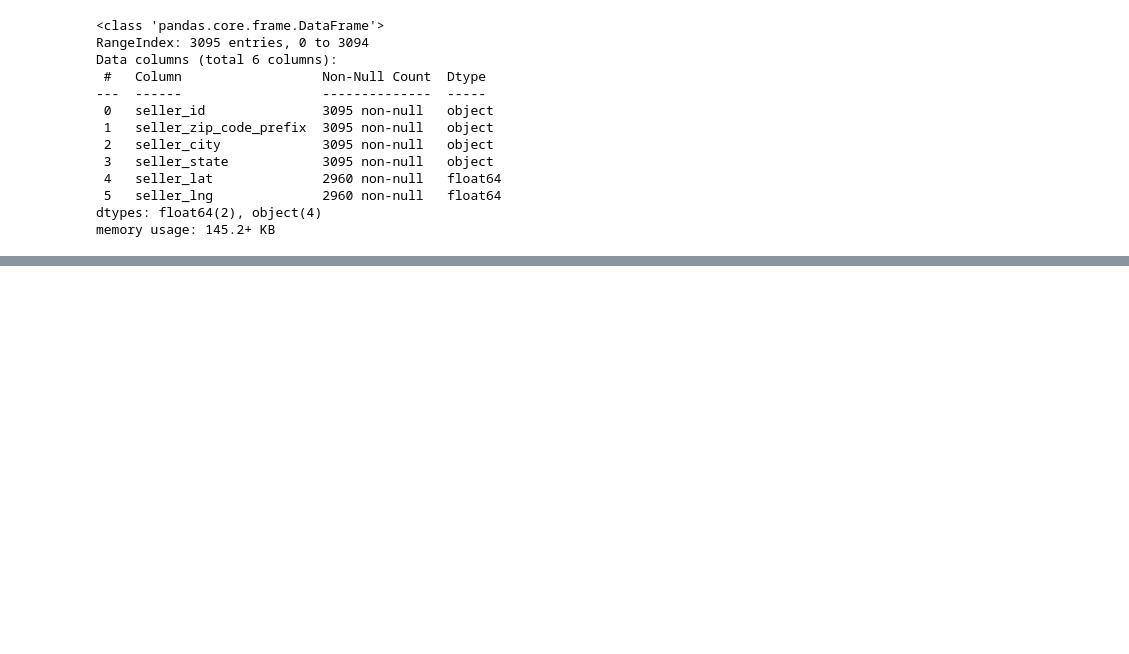
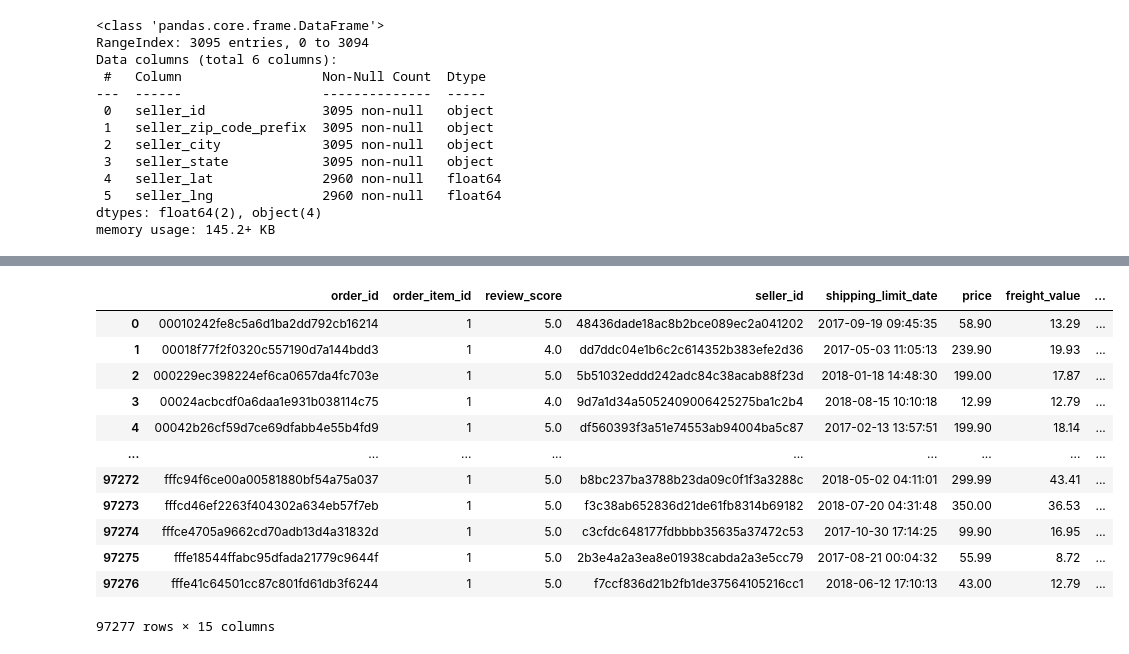
Before and after one commit to bnjisyn/Final-Project-Brazil-Ecommerce, a Jupyter notebook: index.ipynb, the cells around one changed output, grey strips where cells are left out. Drawn from its saved outputs; the diff is of its cells as text; code cells hidden in the pictures; blank space fills up the shorter version.

```diff
--- a/index.ipynb
+++ b/index.ipynb
@@ -1025,0 +893,5 @@ order.head()
+# %%
+# For Geolocation Data, it is safe to drop the NaN data
+
+customer_geo.dropna(inplace = True)
+seller_geo.dropna(inplace = True)
@@ -1025,0 +999,5 @@ order.head()
+# %%
+seller_products = pd.merge(df_order_items, products,
+                           how = 'left', on = 'product_id')
+seller_products.drop(columns = 'product_id', inplace = True)
+seller_products.info()
@@ -1025,0 +1038,3 @@ order.head()
+# %%
+seller_products.dropna(inplace = True)
+# seller_products.info()
@@ -1025,0 +1058,8 @@ order.head()
+# %%
+seller_products_reviews = pd.merge(seller_products, df_order_reviews[['order_id', 'review_score']],
+                                   how = 'left', on = 'order_id')
+
+# Fill NaN review score with 0, which means unreviewed
+seller_products_reviews.review_score.fillna(0, inplace = True)
+seller_products_reviews.info()
+seller_products_reviews.head()
@@ -1025,0 +1114,27 @@ order.head()
+# %%
+columns_to_keep = ['seller_id', 'shipping_limit_date', 'price', 'freight_value',
+                   'product_cat_name', 'product_name_lenght', 'product_description_lenght',
+                   'product_photos_qty', 'product_weight_g', 'product_length_cm',
+                   'product_height_cm', 'product_width_cm']
+
+seller_products_reviews_grouped = seller_products_reviews.groupby('order_id').agg({
+    'order_item_id': 'count',
+    'review_score': 'mean',
+    **{col: 'first' for col in columns_to_keep}
+}).reset_index()
+
+display(seller_products_reviews_grouped)
+# %% [output]
+|  | order_id | order_item_id | review_score | seller_id | shipping_limit_date | price | freight_value | ... |
+| 0 | 00010242fe8c5a6d1ba2dd792cb16214 | 1 | 5.0 | 48436dade18ac8b2bce089ec2a041202 | 2017-09-19 09:45:35 | 58.90 | 13.29 | ... |
+| 1 | 00018f77f2f0320c557190d7a144bdd3 | 1 | 4.0 | dd7ddc04e1b6c2c614352b383efe2d36 | 2017-05-03 11:05:13 | 239.90 | 19.93 | ... |
+| 2 | 000229ec398224ef6ca0657da4fc703e | 1 | 5.0 | 5b51032eddd242adc84c38acab88f23d | 2018-01-18 14:48:30 | 199.00 | 17.87 | ... |
+| 3 | 00024acbcdf0a6daa1e931b038114c75 | 1 | 4.0 | 9d7a1d34a5052409006425275ba1c2b4 | 2018-08-15 10:10:18 | 12.99 | 12.79 | ... |
+| 4 | 00042b26cf59d7ce69dfabb4e55b4fd9 | 1 | 5.0 | df560393f3a51e74553ab94004ba5c87 | 2017-02-13 13:57:51 | 199.90 | 18.14 | ... |
+| ... | ... | ... | ... | ... | ... | ... | ... | ... |
+| 97272 | fffc94f6ce00a00581880bf54a75a037 | 1 | 5.0 | b8bc237ba3788b23da09c0f1f3a3288c | 2018-05-02 04:11:01 | 299.99 | 43.41 | ... |
+| 97273 | fffcd46ef2263f404302a634eb57f7eb | 1 | 5.0 | f3c38ab652836d21de61fb8314b69182 | 2018-07-20 04:31:48 | 350.00 | 36.53 | ... |
+| 97274 | fffce4705a9662cd70adb13d4a31832d | 1 | 5.0 | c3cfdc648177fdbbbb35635a37472c53 | 2017-10-30 17:14:25 | 99.90 | 16.95 | ... |
+| 97275 | fffe18544ffabc95dfada21779c9644f | 1 | 5.0 | 2b3e4a2a3ea8e01938cabda2a3e5cc79 | 2017-08-21 00:04:32 | 55.99 | 8.72 | ... |
+| 97276 | fffe41c64501cc87c801fd61db3f6244 | 1 | 5.0 | f7ccf836d21b2fb1de37564105216cc1 | 2018-06-12 17:10:13 | 43.00 | 12.79 | ... |
+97277 rows × 15 columns
```
Also changed, not shown: parts of 33 cells of this notebook, 3 other files.
